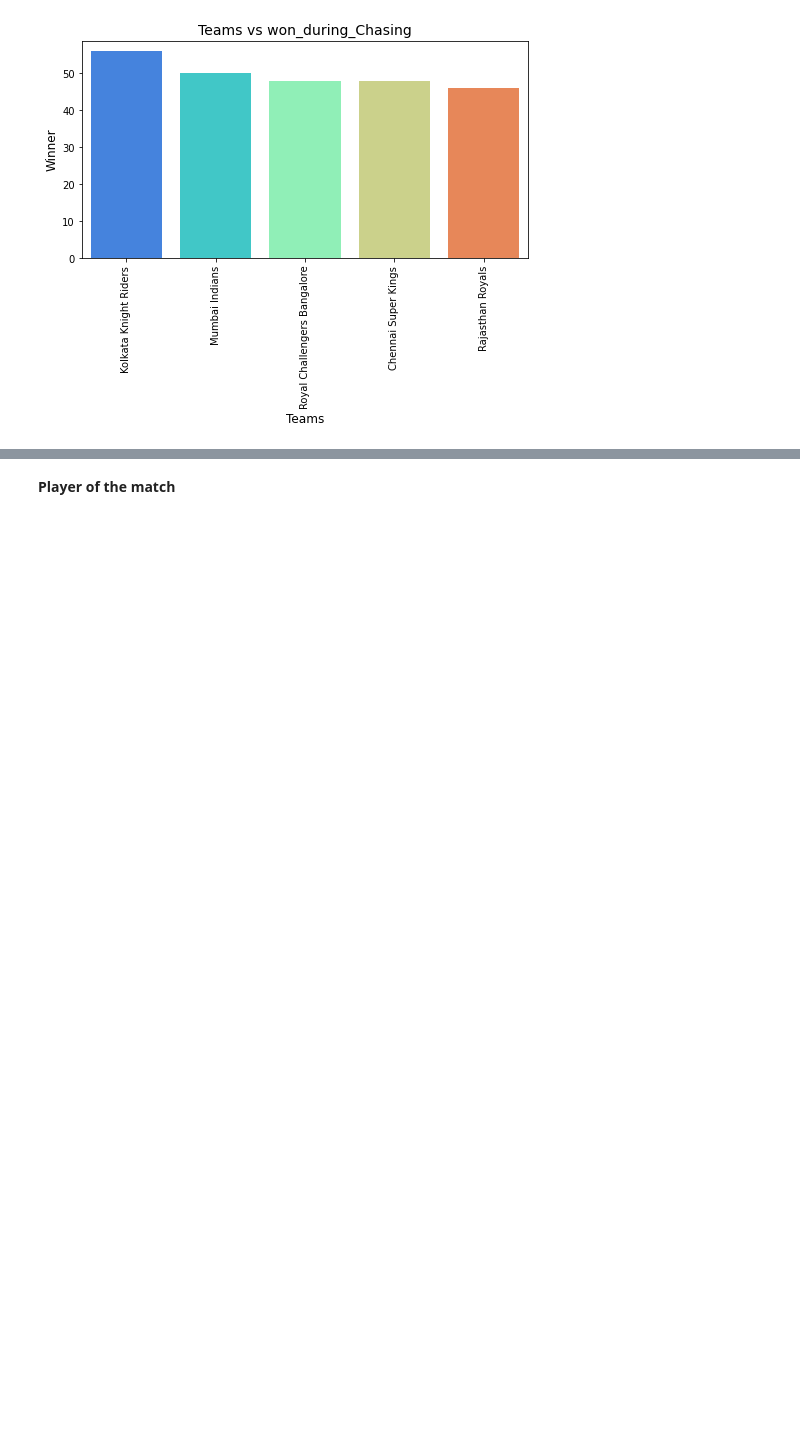
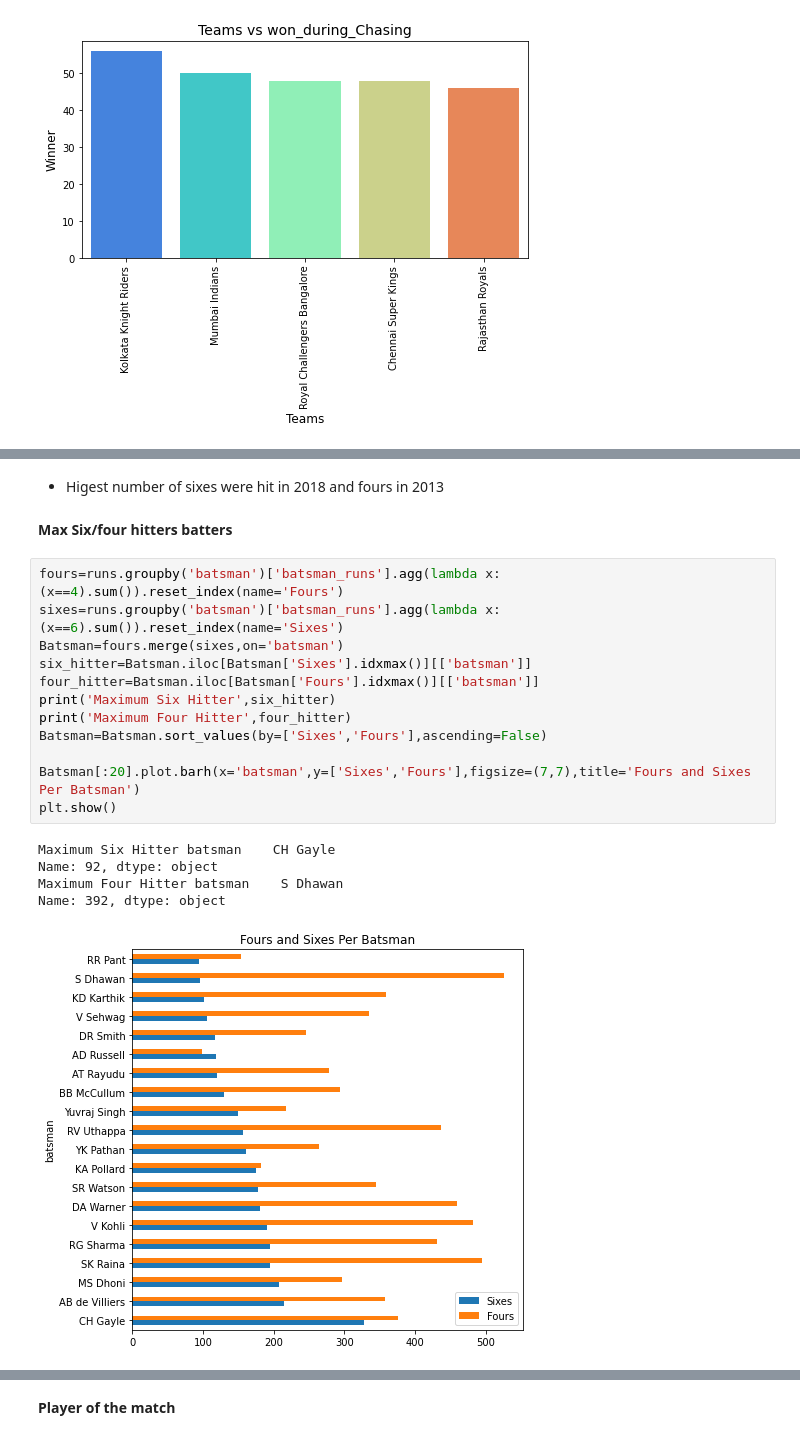
Before and after one commit to Jalpeshv/IPL-Analysis, a Jupyter notebook: IPL_Exploratory_Data_Analysis.ipynb, the cells around one changed output, grey strips where cells are left out. Drawn from its saved outputs; the diff is of its cells as text; blank space fills up the shorter version.

```diff
--- a/IPL_Exploratory_Data_Analysis.ipynb
+++ b/IPL_Exploratory_Data_Analysis.ipynb
@@ -225,0 +246,24 @@ Text(0.5, 1.0, 'Teams vs won_during_Chasing')
+# %% [markdown]
+
+
+*   Higest number of sixes were hit in 2018 and fours in 2013
+# %% [markdown]
+**Max Six/four hitters batters**
+# %%
+fours=runs.groupby('batsman')['batsman_runs'].agg(lambda x:(x==4).sum()).reset_index(name='Fours')
+sixes=runs.groupby('batsman')['batsman_runs'].agg(lambda x:(x==6).sum()).reset_index(name='Sixes')
+Batsman=fours.merge(sixes,on='batsman')
+six_hitter=Batsman.iloc[Batsman['Sixes'].idxmax()][['batsman']]
+four_hitter=Batsman.iloc[Batsman['Fours'].idxmax()][['batsman']]
+print('Maximum Six Hitter',six_hitter)
+print('Maximum Four Hitter',four_hitter)
+Batsman=Batsman.sort_values(by=['Sixes','Fours'],ascending=False)
+
+Batsman[:20].plot.barh(x='batsman',y=['Sixes','Fours'],figsize=(7,7),title='Fours and Sixes Per Batsman')
+plt.show()
+# %% [output]
+Maximum Six Hitter batsman    CH Gayle
+Name: 92, dtype: object
+Maximum Four Hitter batsman    S Dhawan
+Name: 392, dtype: object
+[figure, added]
```
Also changed, not shown: parts of 20 cells of this notebook.
